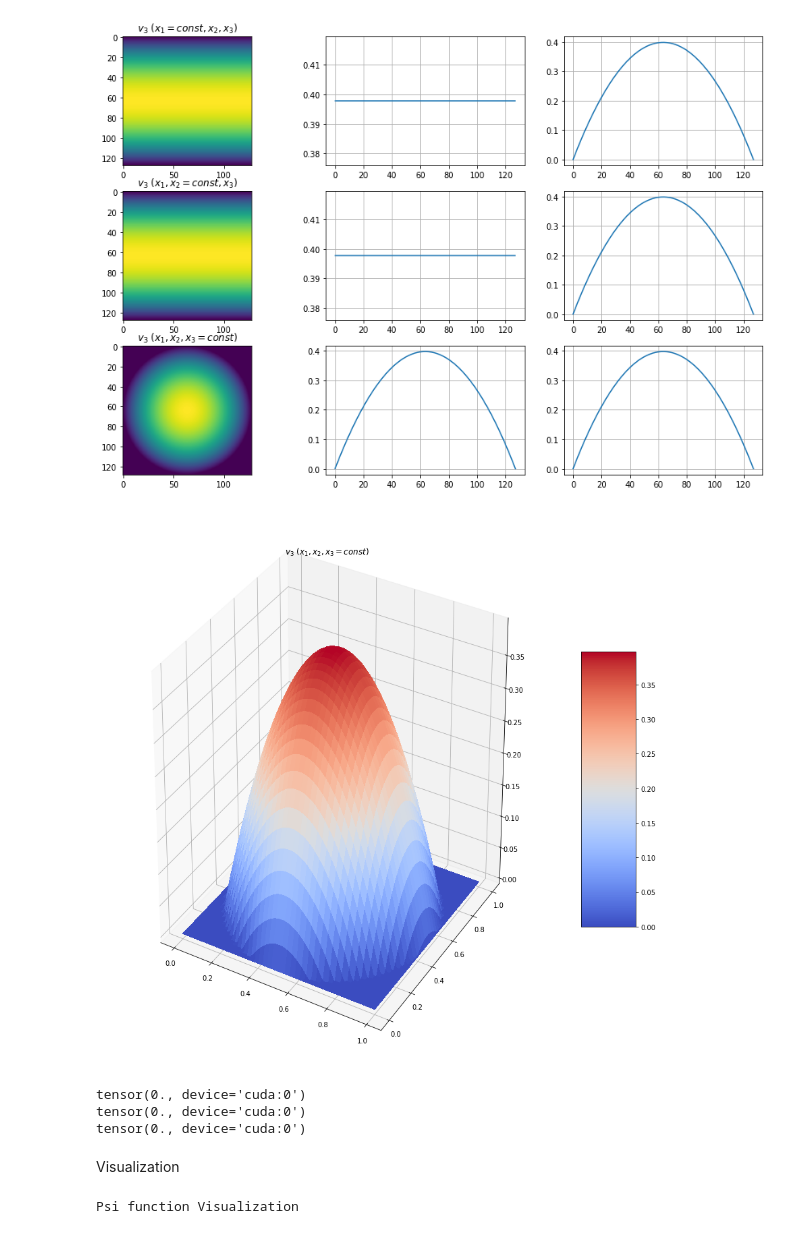
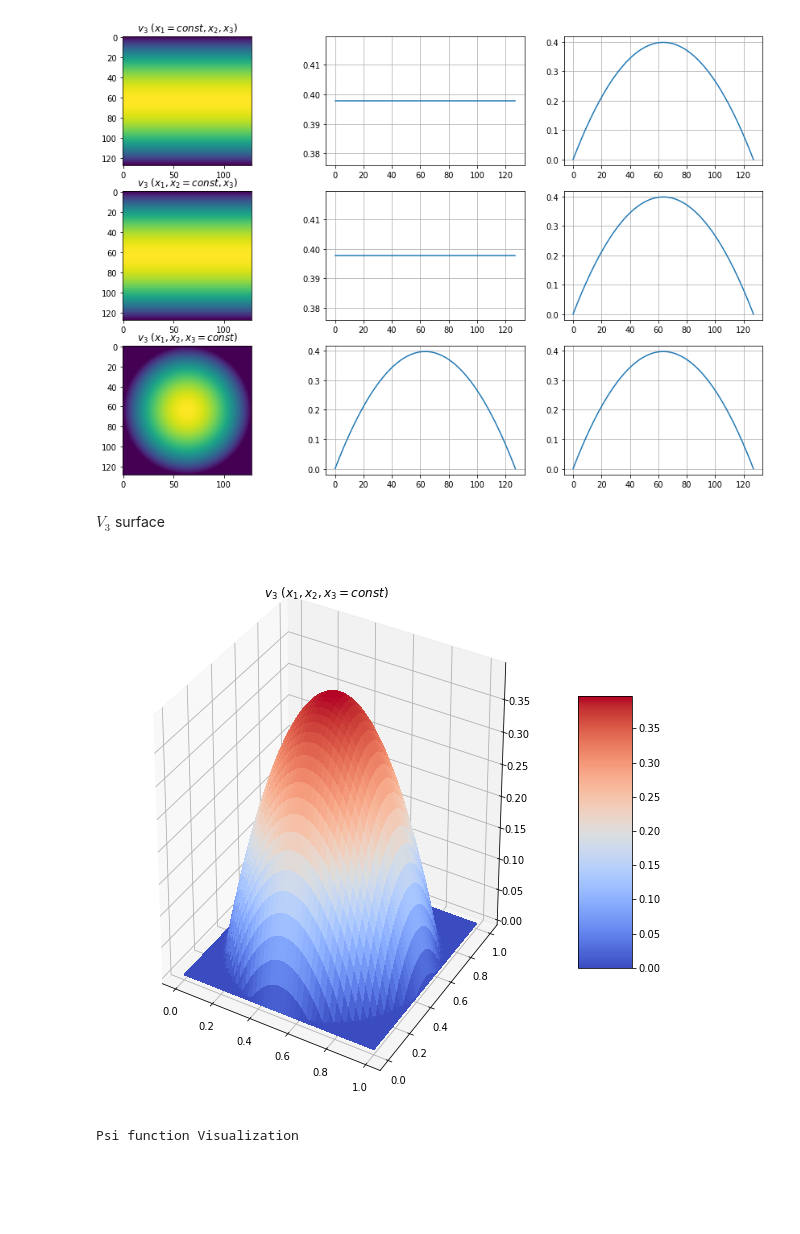
Before and after one commit to litvinenkonikita/Physics_based_ML, a Jupyter notebook: Exact_test/Check_3D_analytical.ipynb, the cells around one changed output. Cells and saved outputs as stored; diff of their text form; code cells hidden in the pictures; blank space fills up the shorter version.

```diff
--- a/Exact_test/Check_3D_analytical.ipynb
+++ b/Exact_test/Check_3D_analytical.ipynb
@@ -594,7 +591,7 @@ psi2 = torch.unsqueeze(psi2,1)
 psi2 = psi2.expand(-1,SIZE[2])
 
 #psi3(x_1,x_2)
-psi3 = torch.linspace(psimm[2], psipp[2], SIZE[0], dtype=torch.float32)
+psi3 = torch.linspace(0, 0, SIZE[0], dtype=torch.float32)
 psi3 = torch.unsqueeze(psi3,1)
 psi3 = psi3.expand(-1,SIZE[1])
 
@@ -694,13 +710,13 @@ plt.grid()
 plt.show()
 # %% [output]
 [figure]
+# %% [markdown]
+$V_3$ surface
 # %%
-fig, ax = plt.subplots(figsize=(FIGSIZE*3, FIGSIZE*3),subplot_kw={"projection": "3d"})
+fig, ax = plt.subplots(figsize=(FIGSIZE*2, FIGSIZE*2),subplot_kw={"projection": "3d"})
 surf = ax.plot_surface(np.array(X1A),np.array(X2A), np.array(v3[:,:,slices[2]].to('cpu')), cmap=cm.coolwarm, linewidth=0, antialiased=False)
-
 plt.title('$v_3$ $(x_1,x_2,x_3=const)$')
 fig.colorbar(surf, shrink=0.5, aspect=5)
-
 plt.show()
 # %% [output]
-[figure, old version]
+[figure, new version]
@@ -712,11 +723,3 @@ def mv(f):
-# %%
-mv(v3[0,:,:])
-# %% [output]
-tensor(0., device='cuda:0')
-tensor(0., device='cuda:0')
-tensor(0., device='cuda:0')
-# %% [markdown]
-Visualization
 # %%
 flowVisualization(psi.permute(1,0,2,3))
 # %% [output]
```
Also changed, not shown: parts of 18 cells of this notebook.
